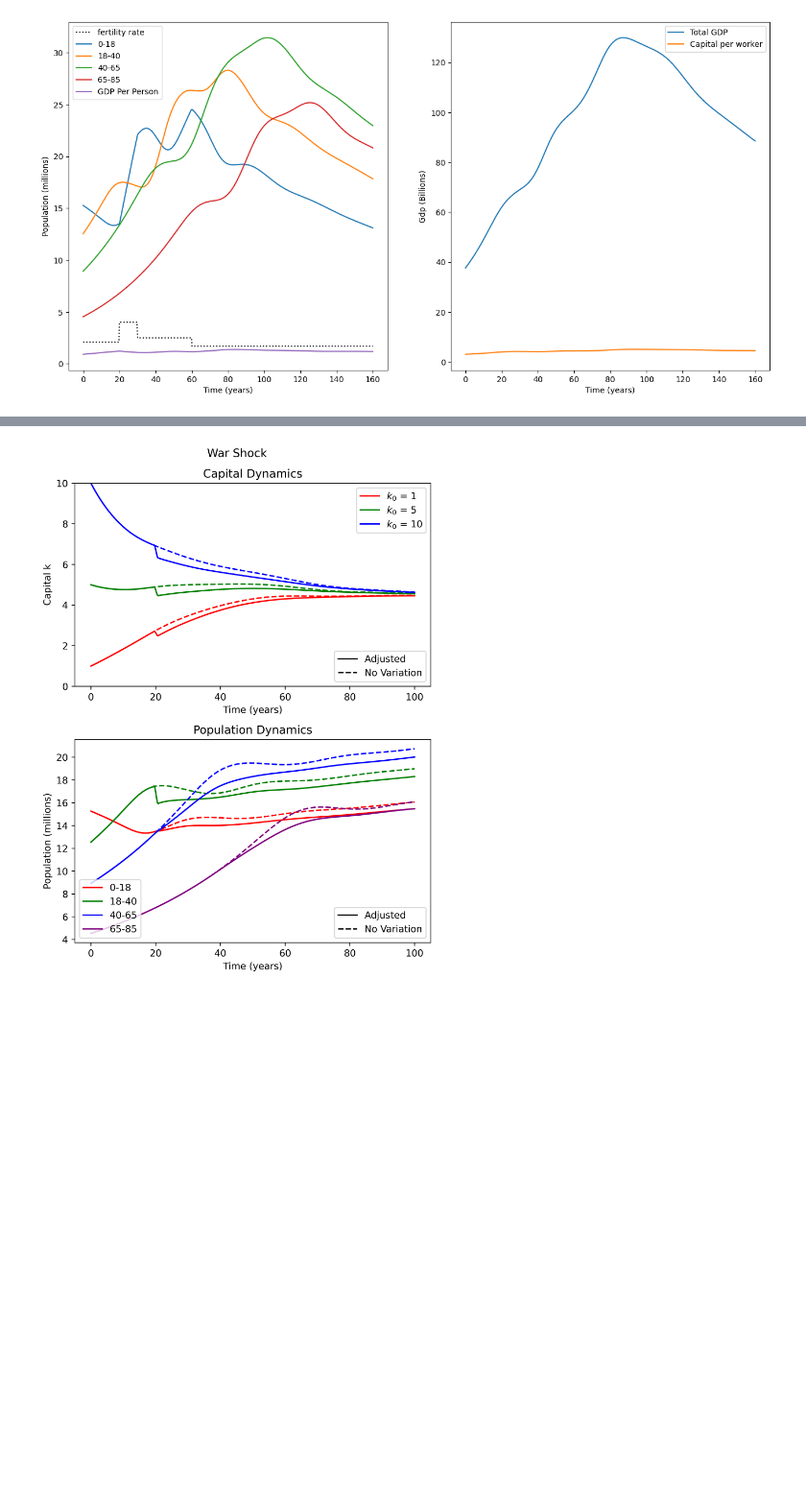
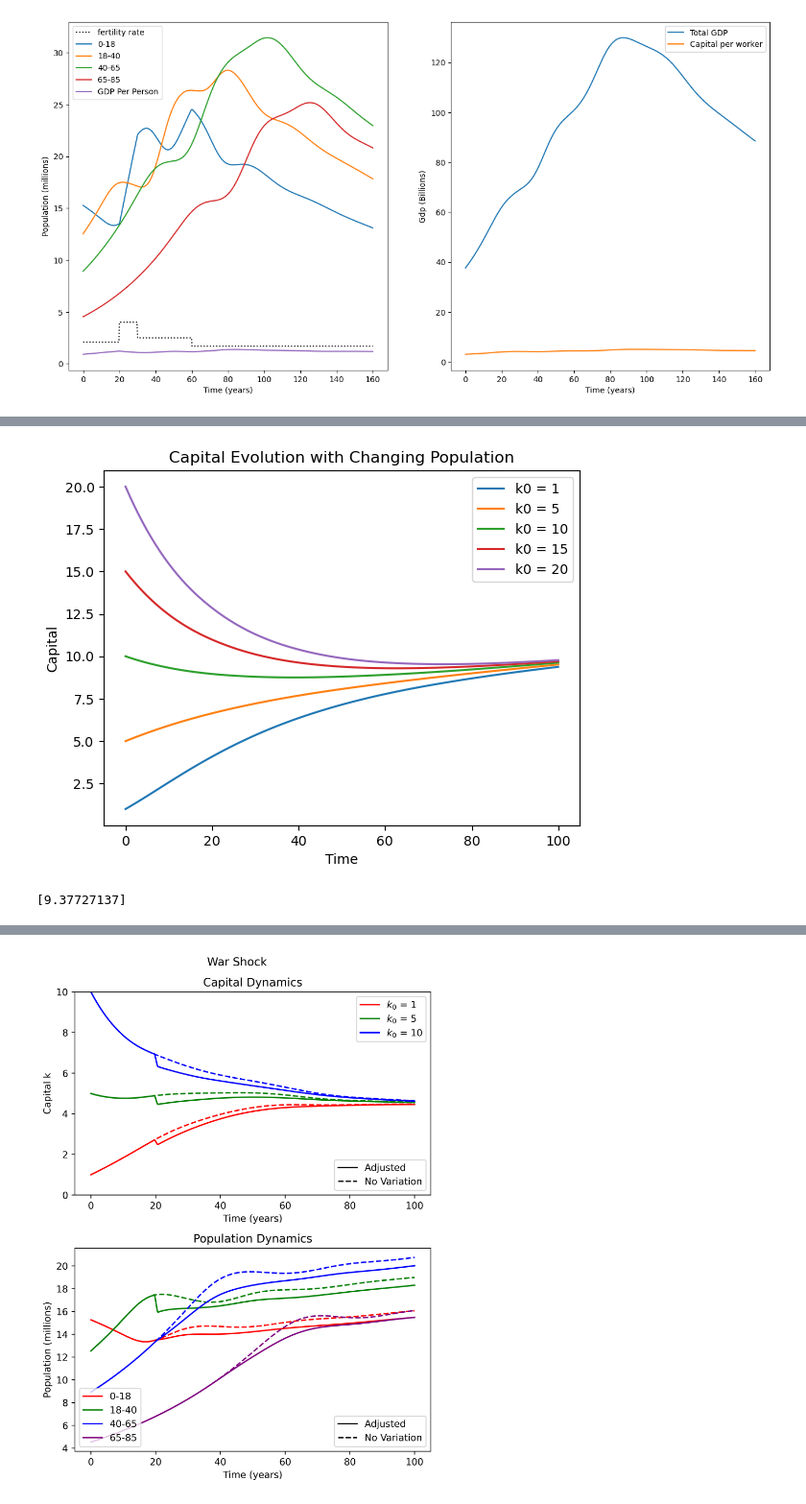
Before and after one commit to addmelo/volume4-project, a Jupyter notebook: Volume4Project.ipynb, the cells around one changed output, grey strips where cells are left out. Shown at 96% size. Cells and saved outputs as stored; diff of their text form; code cells hidden in the pictures; blank space fills up the shorter version.

```diff
--- a/Volume4Project.ipynb
+++ b/Volume4Project.ipynb
@@ -435,0 +513,46 @@ With capital this time as well.
+# %%
+
+def age(t):
+    #A slight aging of the population
+    return np.array([0.2 - t/500, 0.3-t/500, 0.3+t/500, 0.2+t/500])
+
+def ksolve_pop2(t, k, N = age, C=np.array([0,1,1.5, 0]), alpha=0.5, s=0.3, delta=0.08, n=0.00, A=1):
+    N_t = N(t)
+    return kprime_pop(k, N_t, C, alpha, s, delta, n, A)
+
+#Time domain
+t_span = (0,100)
+T = np.linspace(0,100,101)
+
+#Initial conditions
+k0 = [1]
+k1 = [5]
+k2 = [10]
+k3 = [15]
+k4 = [20]
+
+#Solve with different initial conditions
+sol0 = solve_ivp(ksolve_pop2, t_span, k0, t_eval=T)
+sol1 = solve_ivp(ksolve_pop2, t_span, k1, t_eval=T)
+sol2 = solve_ivp(ksolve_pop2, t_span, k2, t_eval=T)
+sol3 = solve_ivp(ksolve_pop2, t_span, k3, t_eval=T)
+sol4 = solve_ivp(ksolve_pop2, t_span, k4, t_eval=T)
+
+
+#Make the plots
+plt.plot(T, sol0.y.reshape(-1), label='k0 = 1')
+plt.plot(T, sol1.y.reshape(-1), label='k0 = 5')
+plt.plot(T, sol2.y.reshape(-1), label='k0 = 10')
+plt.plot(T, sol3.y.reshape(-1), label='k0 = 15')
+plt.plot(T, sol4.y.reshape(-1), label='k0 = 20')
+
+plt.xlabel('Time')
+plt.ylabel('Capital')
+plt.legend()
+plt.title("Capital Evolution with Changing Population")
+plt.show()
+
+print(sol0.y[:, -1])
+# %% [output]
+[figure, added]
+[9.37727137]
```
Also changed, not shown: parts of 14 cells of this notebook, 4 other files.
